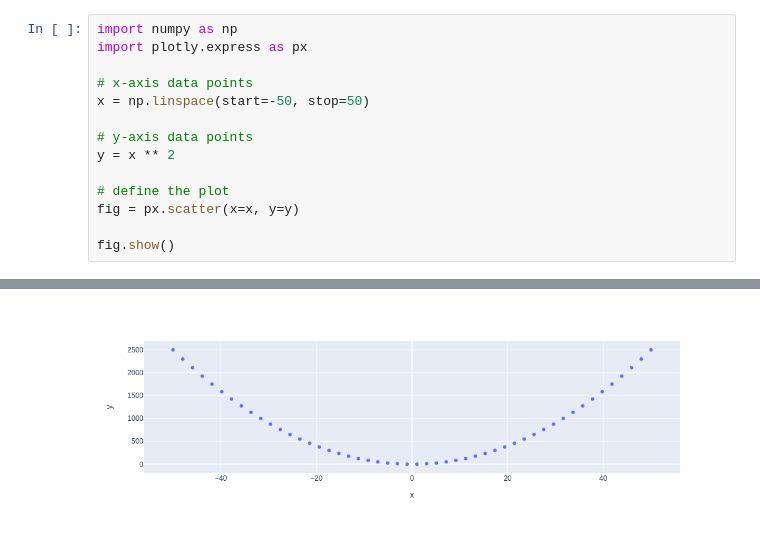
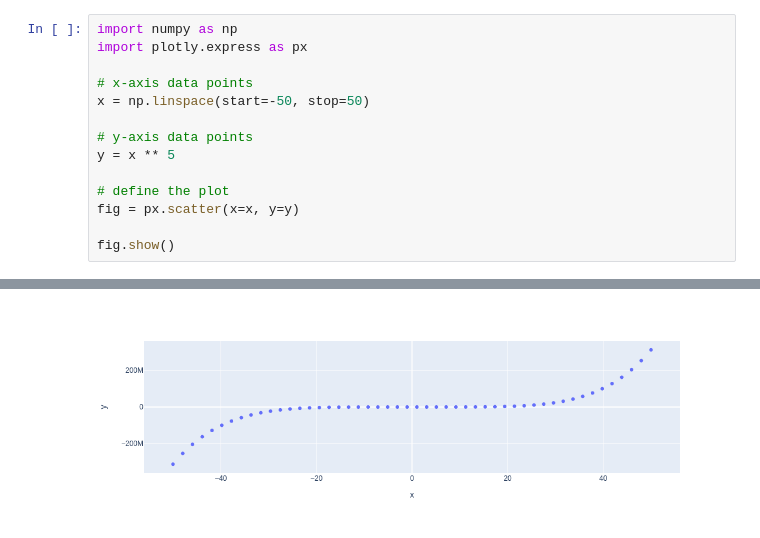
Before and after one commit to keijijin/my-notebooks-repo, a Jupyter notebook: experiment1.ipynb, the cells around one changed output, grey strips where cells are left out. Cells and saved outputs as stored; diff of their text form.

```diff
--- a/experiment1.ipynb
+++ b/experiment1.ipynb
@@ -6,7 +6,7 @@ import plotly.express as px
 x = np.linspace(start=-50, stop=50)
 
 # y-axis data points
-y = x ** 2
+y = x ** 5
 
 # define the plot
 fig = px.scatter(x=x, y=y)
@@ -17 +16 @@ fig.show()
-[figure, old version]
+[figure, new version]
```
Also changed, not shown: parts of 1 cell of this notebook.
